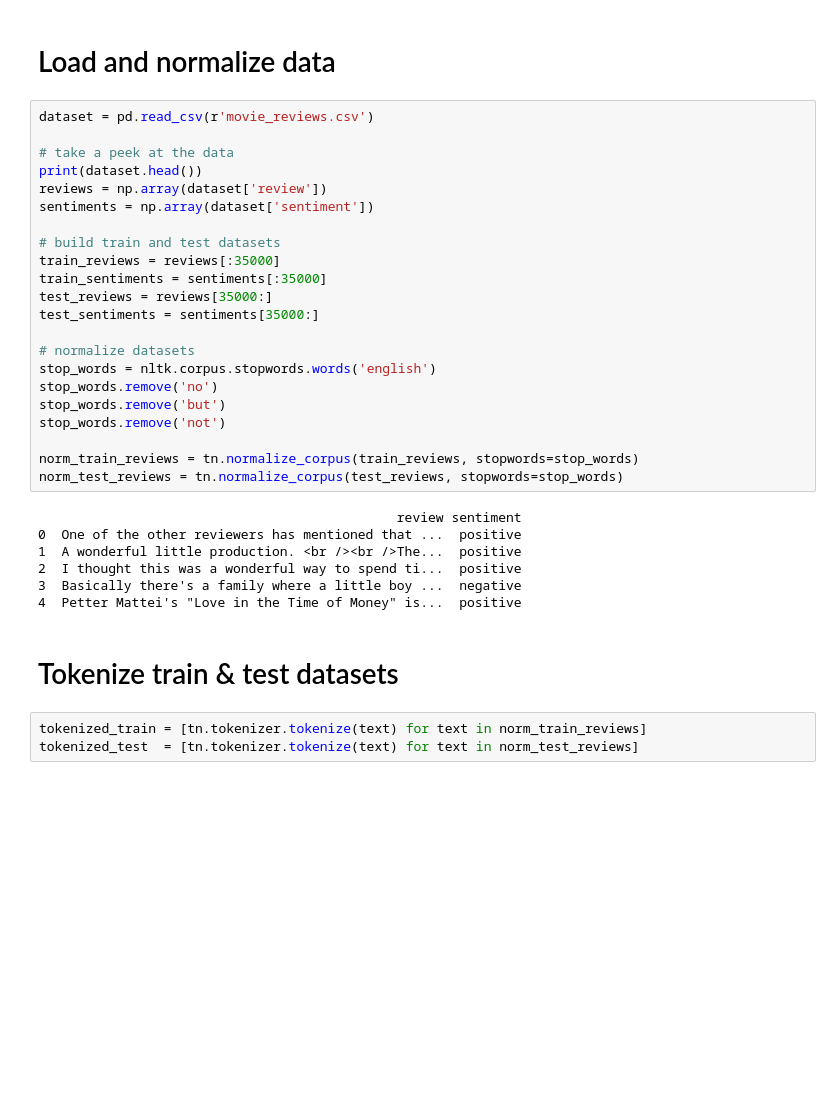
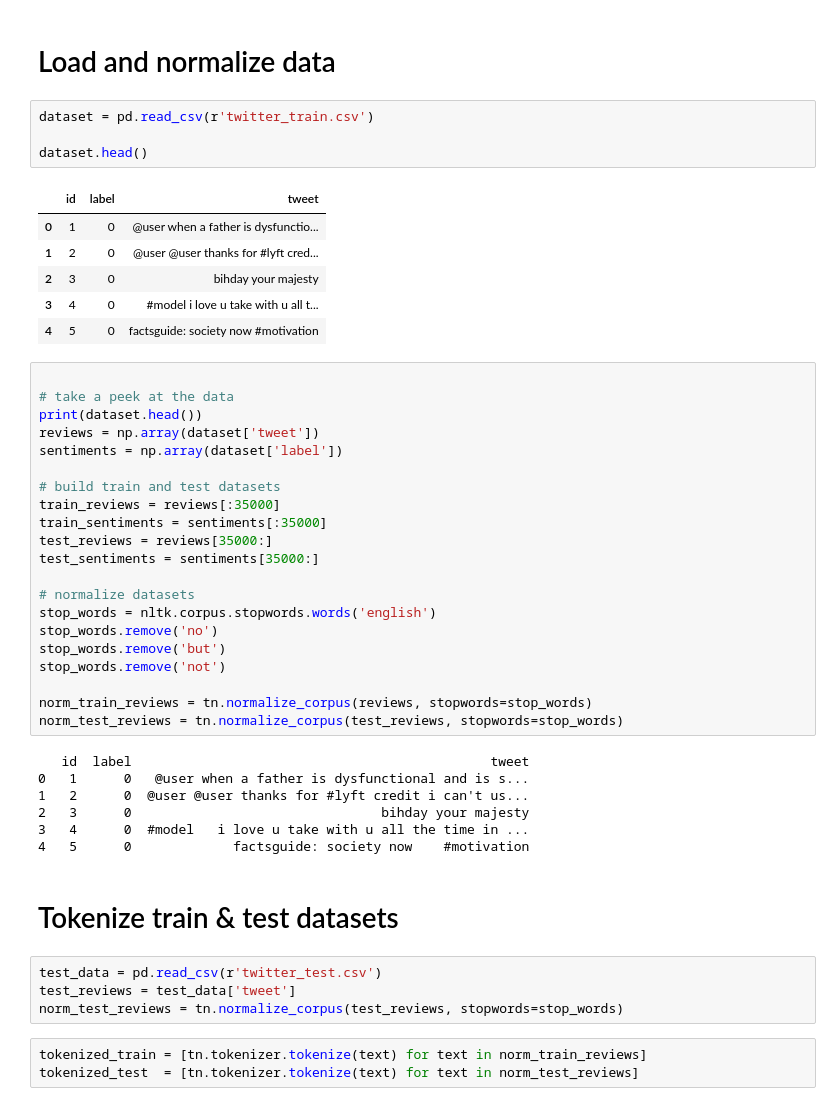
Before and after one commit to codingWithAndy/CDT_MSc_Thesis, a Jupyter notebook: Implementation/Exploration/Ch09c - Sentiment Analysis - Advanced Deep Learning.ipynb, the cells around one changed output. Saved outputs shown, nothing was run; the diff lists cells and outputs as text; blank space fills up the shorter version.

```diff
--- a/Implementation/Exploration/Ch09c - Sentiment Analysis - Advanced Deep Learning.ipynb
+++ b/Implementation/Exploration/Ch09c - Sentiment Analysis - Advanced Deep Learning.ipynb
@@ -10,13 +10,23 @@ import nltk
 np.set_printoptions(precision=2, linewidth=80)
 # %% [markdown]
 # Load and normalize data
+# %%
+dataset = pd.read_csv(r'twitter_train.csv')
+
+dataset.head()
+# %% [output]
+|  | id | label | tweet |
+| 0 | 1 | 0 | @user when a father is dysfunctio... |
+| 1 | 2 | 0 | @user @user thanks for #lyft cred... |
+| 2 | 3 | 0 | bihday your majesty |
+| 3 | 4 | 0 | #model i love u take with u all t... |
+| 4 | 5 | 0 | factsguide: society now #motivation |
 # %%
-dataset = pd.read_csv(r'movie_reviews.csv')
 
 # take a peek at the data
 print(dataset.head())
-reviews = np.array(dataset['review'])
-sentiments = np.array(dataset['sentiment'])
+reviews = np.array(dataset['tweet'])
+sentiments = np.array(dataset['label'])
 
 # build train and test datasets
 train_reviews = reviews[:35000]
@@ -30,17 +40,21 @@ stop_words.remove('no')
 stop_words.remove('but')
 stop_words.remove('not')
 
-norm_train_reviews = tn.normalize_corpus(train_reviews, stopwords=stop_words)
+norm_train_reviews = tn.normalize_corpus(reviews, stopwords=stop_words)
 norm_test_reviews = tn.normalize_corpus(test_reviews, stopwords=stop_words)
 # %% [output]
-                                              review sentiment
-0  One of the other reviewers has mentioned that ...  positive
-1  A wonderful little production. <br /><br />The...  positive
-2  I thought this was a wonderful way to spend ti...  positive
-3  Basically there's a family where a little boy ...  negative
-4  Petter Mattei's "Love in the Time of Money" is...  positive
+   id  label                                              tweet
+0   1      0   @user when a father is dysfunctional and is s...
+1   2      0  @user @user thanks for #lyft credit i can't us...
+2   3      0                                bihday your majesty
+3   4      0  #model   i love u take with u all the time in ...
+4   5      0             factsguide: society now    #motivation
 # %% [markdown]
 # Tokenize train & test datasets
+# %%
+test_data = pd.read_csv(r'twitter_test.csv')
+test_reviews = test_data['tweet']
+norm_test_reviews = tn.normalize_corpus(test_reviews, stopwords=stop_words)
 # %%
 tokenized_train = [tn.tokenizer.tokenize(text) for text in norm_train_reviews]
 tokenized_test  = [tn.tokenizer.tokenize(text) for text in norm_test_reviews]
```
Also changed, not shown: parts of 13 cells of this notebook, 3 other files.
